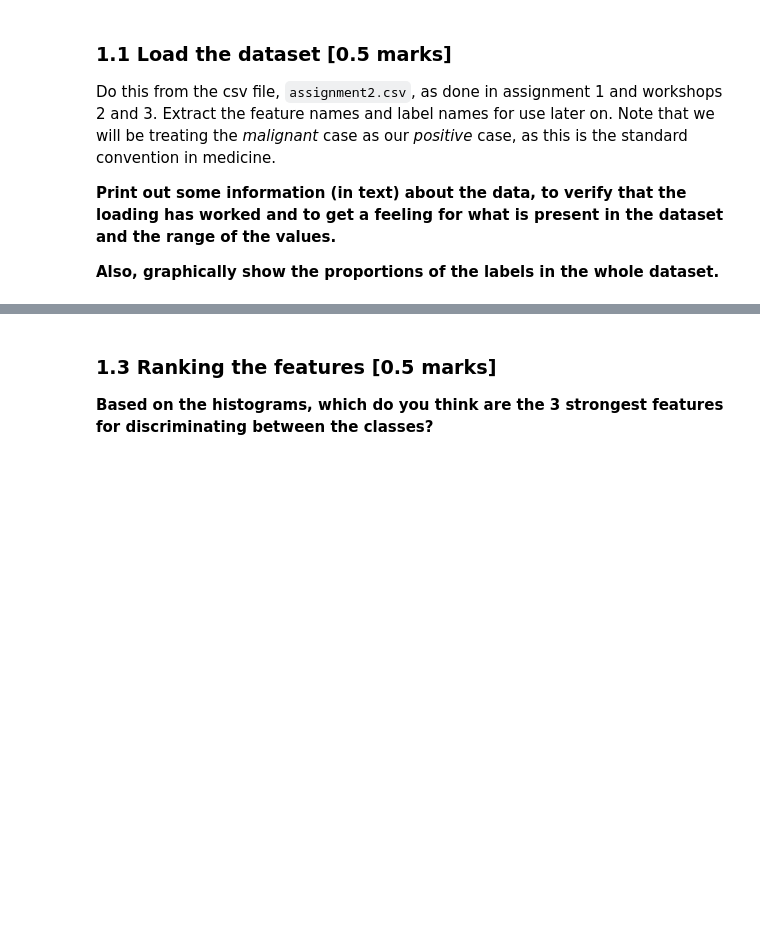
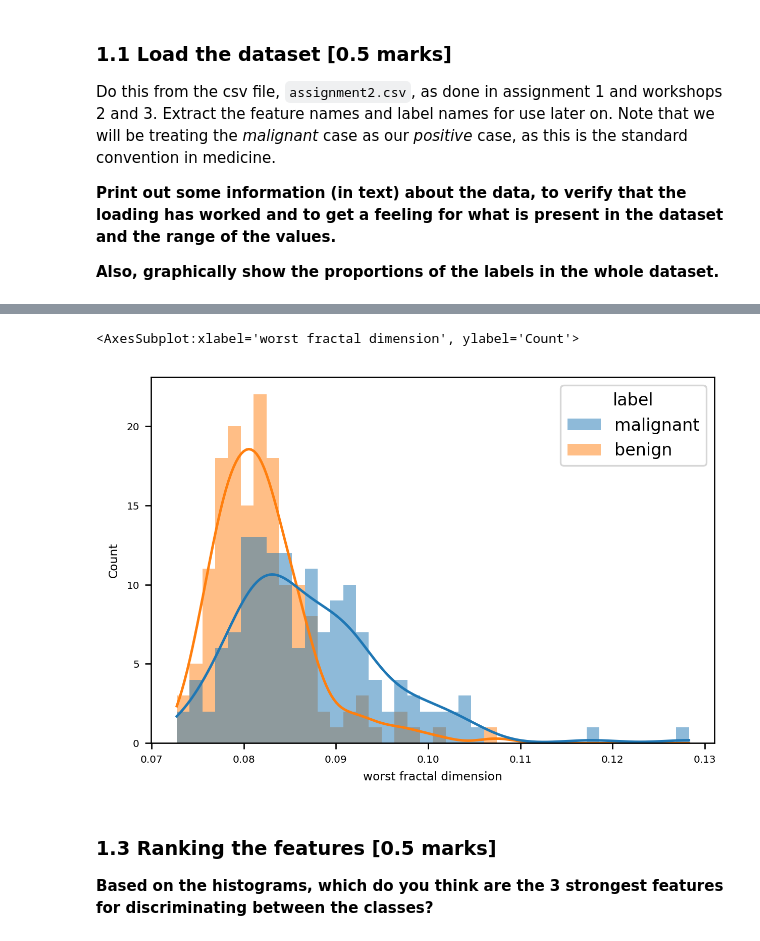
Before and after one commit to XiaoLinZzz/Machine-learning, a Jupyter notebook: A2/A2_template_2022.ipynb, the cells around one changed output, grey strips where cells are left out. Cells and saved outputs as stored; diff of their text form; code cells hidden in the pictures; blank space fills up the shorter version.

```diff
--- a/A2/A2_template_2022.ipynb
+++ b/A2/A2_template_2022.ipynb
@@ -136,3 +138,9 @@ sns.histplot(data=df, x=??, hue="??", bins=??, kde=True, ax=axes[row,col], edgec
+# %%
+# Your code here
+sns.histplot(data=data, x="worst fractal dimension", hue="label", bins=40, kde=True, edgecolor=None)
+# %% [output]
+<AxesSubplot:xlabel='worst fractal dimension', ylabel='Count'>
+[figure, added]
 # %% [markdown]
 ### 1.3 Ranking the features [0.5 marks]
 
```
Also changed, not shown: parts of 6 cells of this notebook, 1 other file.
